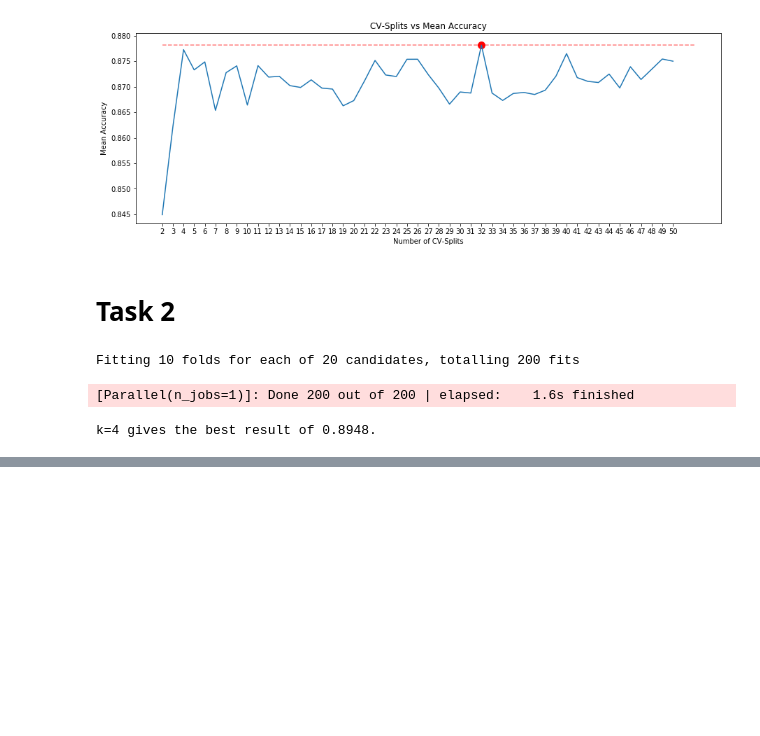
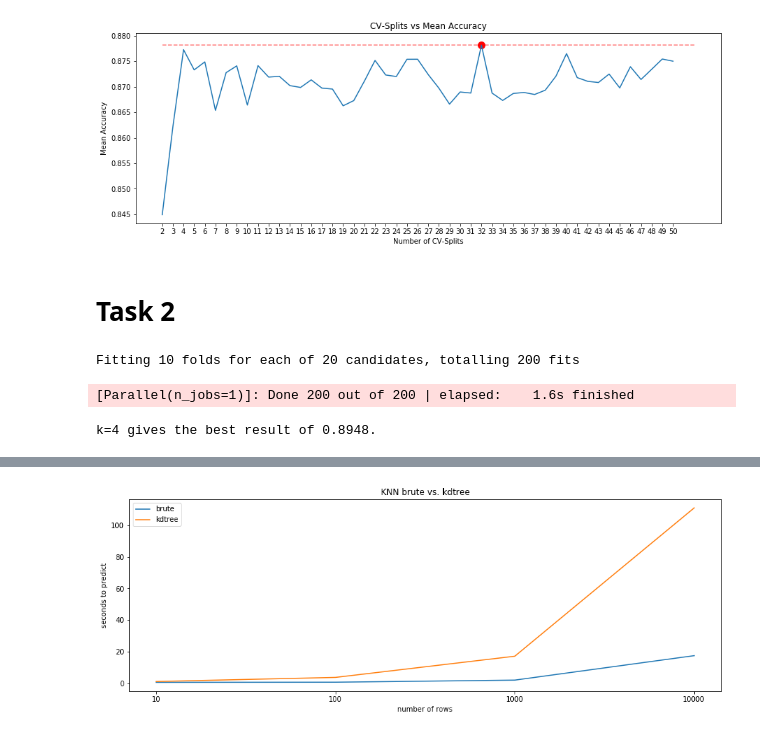
Before and after one commit to jgoerner/ml-homework, a Jupyter notebook: notebooks/01_KNN.ipynb, the cells around one changed output, grey strips where cells are left out. Drawn from its saved outputs; the diff is of its cells as text; code cells hidden in the pictures; blank space fills up the shorter version.

Commit message:
implemented kdtree

```diff
--- a/notebooks/01_KNN.ipynb
+++ b/notebooks/01_KNN.ipynb
@@ -141,0 +180,29 @@ k=4 gives the best result of 0.8948.
+# %%
+X, y = make_blobs(n_samples=int(1e4), n_features=20, centers=4)
+
+runtime_brute = {}
+for n in map(int, [1e1, 1e2, 1e3, 1e4]):
+    start = time()
+    knnc = KNNC(k=5, search="brute")
+    knnc.fit(X[:n], y[:n])
+    knnc.predict(X)
+    runtime_brute[n] = time() - start
+
+runtime_kdtree = {}
+for n in map(int, [1e1, 1e2, 1e3, 1e4]):
+    start = time()
+    knnc = KNNC(k=5, search="kdtree")
+    knnc.fit(X[:n], y[:n])
+    knnc.predict(X)
+    runtime_kdtree[n] = time() - start
+# %%
+plt.rcParams["figure.figsize"] = (15, 5)
+plt.plot(range(len(runtime_brute)), list(runtime_brute.values()), label="brute")
+plt.plot(range(len(runtime_kdtree)), list(runtime_kdtree.values()), label="kdtree")
+plt.legend(loc=0)
+plt.xticks(range(len(runtime_brute)), list(runtime_brute.keys()))
+plt.xlabel("number of rows")
+plt.ylabel("seconds to predict")
+plt.title("KNN brute vs. kdtree");
+# %% [output]
+[figure, added]
```
Also changed, not shown: parts of 7 cells of this notebook, 1 other file.
